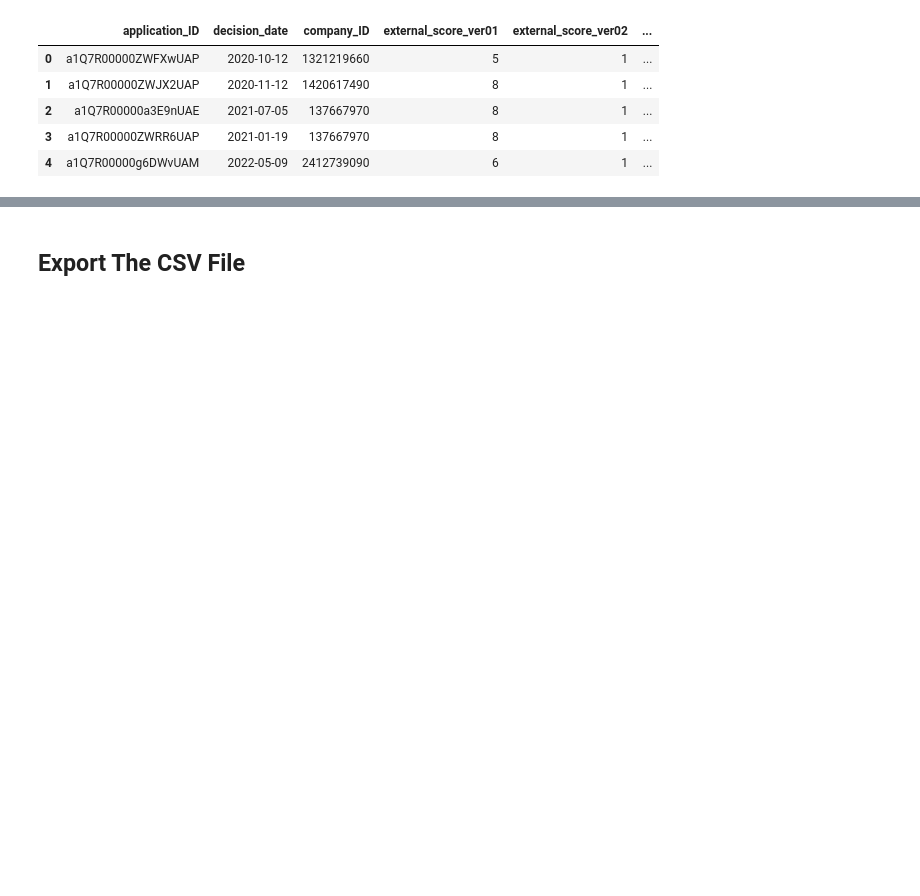
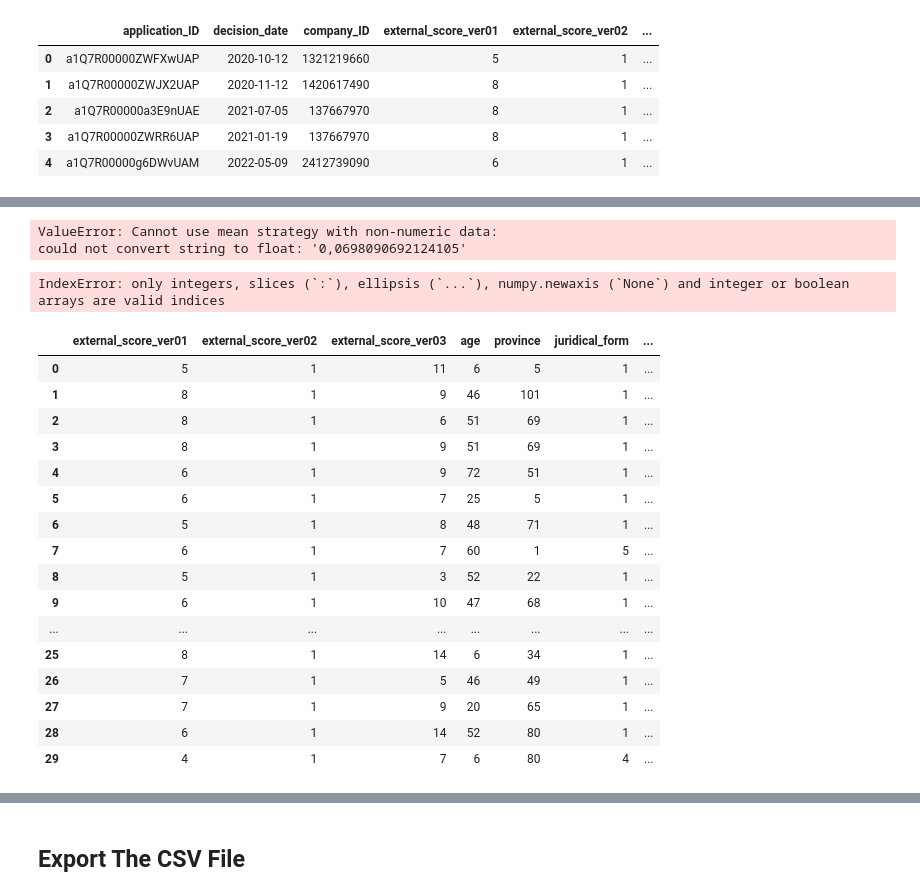
Before and after one commit to DanielGuarnizo/HACK4SDS, a Jupyter notebook: Dataset_DAY1/code.ipynb, the cells around one changed output, grey strips where cells are left out. Cells and saved outputs as stored; diff of their text form; code cells hidden in the pictures; blank space fills up the shorter version.

```diff
--- a/Dataset_DAY1/code.ipynb
+++ b/Dataset_DAY1/code.ipynb
@@ -443,0 +447,5 @@ object
+# %%
+# Drop columns
+test_dataset = Drop_unneed_columns(True,test_dataset)
+print(drop_columns)
+test_dataset = test_dataset.drop(columns=drop_columns)
@@ -443,0 +454,4 @@ object
+# %%
+print(category_dics["juridical_form"])
+for k,v in category_dics.items():
+    test_dataset.replace({k:v}, inplace=True)
@@ -443,0 +553,45 @@ object
+# %%
+def replace_missing_values(dataset):
+    dataset.replace('MISSING', np.nan, inplace=True)
+    imp_mean = SimpleImputer(missing_values=np.nan, strategy='mean')
+    # unique_labels = dataset['target'].unique()
+    imp_mean.fit(dataset)
+    SimpleImputer()
+    dataset = imp_mean.transform(dataset)
+    print(dataset)
+    return dataset
+
+test_dataset = replace_missing_values(test_dataset)
+print(test_dataset)
+# %% [output]
+ValueError: Cannot use mean strategy with non-numeric data:
+could not convert string to float: '0,0698090692124105'
+# %%
+c = test_dataset["external_score_ver03"].value_counts()
+print(c)
+# %% [output]
+IndexError: only integers, slices (`:`), ellipsis (`...`), numpy.newaxis (`None`) and integer or boolean arrays are valid indices
+# %%
+
+test_dataset = Replace_bool_toNumbers(test_dataset)
+# %%
+pd.set_option('display.max_columns', None)
+test_dataset.head(30)
+# %% [output]
+|  | external_score_ver01 | external_score_ver02 | external_score_ver03 | age | province | juridical_form | ... |
+| 0 | 5 | 1 | 11 | 6 | 5 | 1 | ... |
+| 1 | 8 | 1 | 9 | 46 | 101 | 1 | ... |
+| 2 | 8 | 1 | 6 | 51 | 69 | 1 | ... |
+| 3 | 8 | 1 | 9 | 51 | 69 | 1 | ... |
+| 4 | 6 | 1 | 9 | 72 | 51 | 1 | ... |
+| 5 | 6 | 1 | 7 | 25 | 5 | 1 | ... |
+| 6 | 5 | 1 | 8 | 48 | 71 | 1 | ... |
+| 7 | 6 | 1 | 7 | 60 | 1 | 5 | ... |
+| 8 | 5 | 1 | 3 | 52 | 22 | 1 | ... |
+| 9 | 6 | 1 | 10 | 47 | 68 | 1 | ... |
+| ... | ... | ... | ... | ... | ... | ... | ... |
+| 25 | 8 | 1 | 14 | 6 | 34 | 1 | ... |
+| 26 | 7 | 1 | 5 | 46 | 49 | 1 | ... |
+| 27 | 7 | 1 | 9 | 20 | 65 | 1 | ... |
+| 28 | 6 | 1 | 14 | 52 | 80 | 1 | ... |
+| 29 | 4 | 1 | 7 | 6 | 80 | 4 | ... |
```
Also changed, not shown: parts of 52 cells of this notebook, 6 other files.
